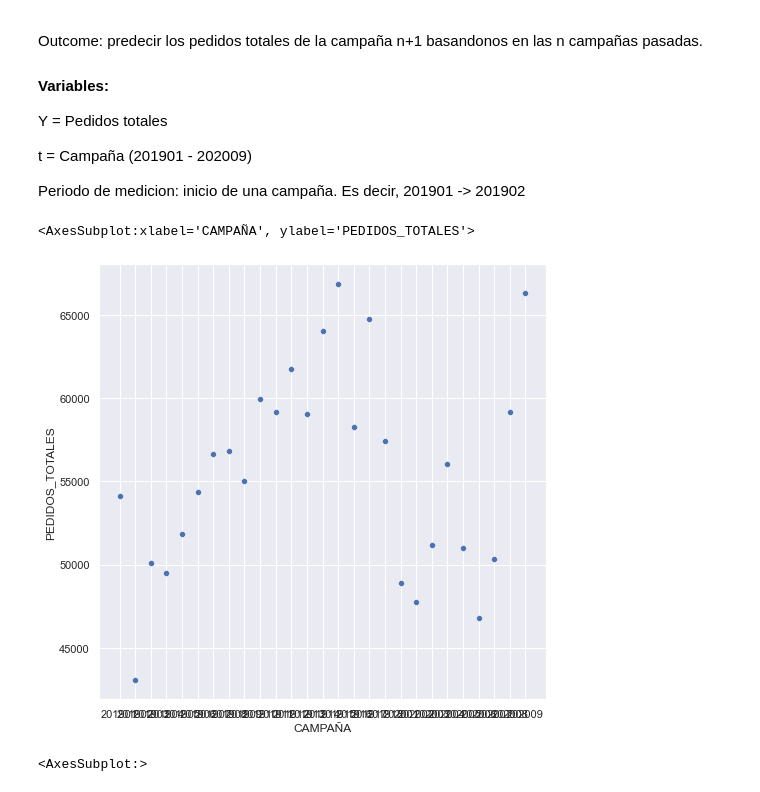
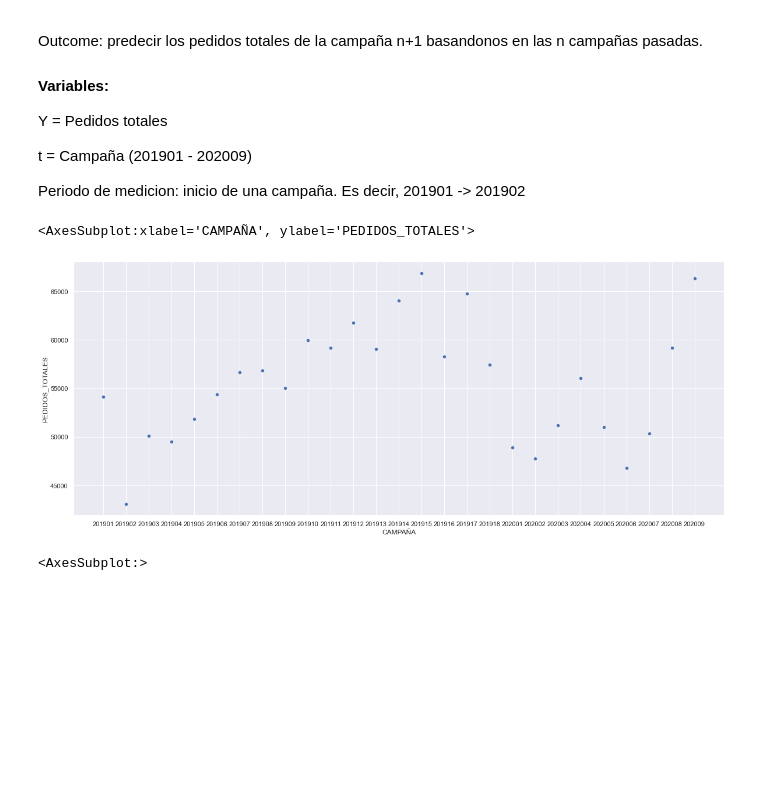
Before and after one commit to ignacio1511/Azzorti-Challenge, a Jupyter notebook: pregunta3.ipynb, the cells around one changed output. Drawn from its saved outputs; the diff is of its cells as text; code cells hidden in the pictures; blank space fills up the shorter version.

```diff
--- a/pregunta3.ipynb
+++ b/pregunta3.ipynb
@@ -196,10 +196,11 @@ t = Campaña (201901 - 202009)
 
 Periodo de medicion: inicio de una campaña. Es decir, 201901 -> 201902
 # %%
+sns.set(rc={"figure.figsize":(20, 8)})
 sns.scatterplot(data=df, x='CAMPAÑA', y= 'PEDIDOS_TOTALES',palette='Set2' )
 # %% [output]
 <AxesSubplot:xlabel='CAMPAÑA', ylabel='PEDIDOS_TOTALES'>
-[figure, old version]
+[figure, new version]
 # %%
 df["PEDIDOS_TOTALES"].plot(figsize =(10,10))
 # %% [output]
```
Also changed, not shown: parts of 12 cells of this notebook.
